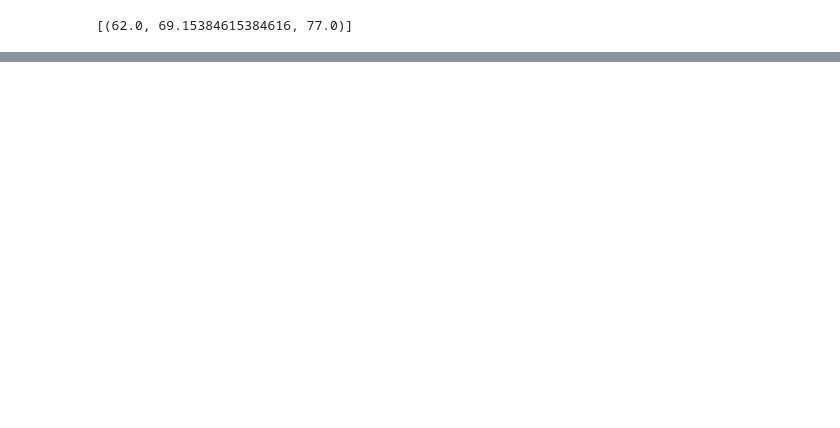
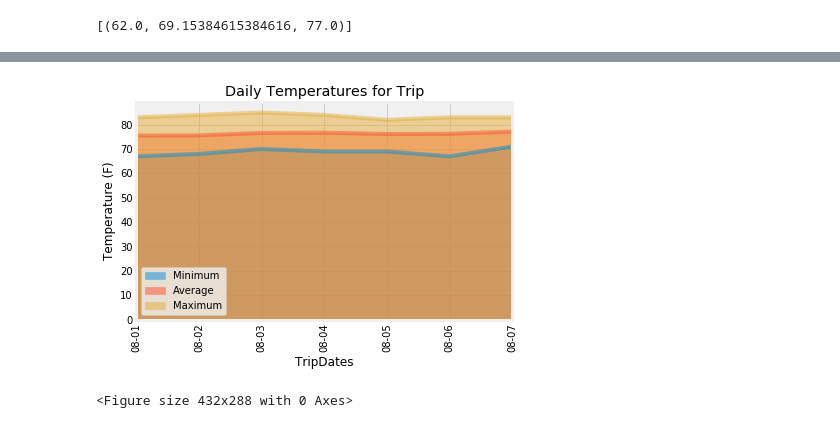
Before and after one commit to Hph7/sqlalchemy-challenge, a Jupyter notebook: climate.ipynb, the cells around one changed output, grey strips where cells are left out. Saved outputs shown, nothing was run; the diff lists cells and outputs as text; code cells hidden in the pictures; blank space fills up the shorter version.

```diff
--- a/climate.ipynb
+++ b/climate.ipynb
@@ -203,9 +248,20 @@ daily_normals("01-01")
 # push each tuple of calculations into a list called `normals`
 
 # Set the start and end date of the trip
+start_date = '2017-08-01'
+end_date = '2017-08-07'
 
 # Use the start and end date to create a range of dates
+trip_dates = pd.date_range(start_date,end_date,freq = 'D')
+trip_dates
 
-# Stip off the year and save a list of %m-%d strings
+#Stip off the year and save a list of %m-%d strings
+trip_date_md = trip_dates.strftime("%m-%d")
+trip_date_md
 
 # Loop through the list of %m-%d strings and calculate the normals for each date
+dates = []
+for x in trip_date_md:
+    dates.append(*daily_normals(x))
+
+print(dates)
@@ -212,2 +270,9 @@ daily_normals("01-01")
 # %%
 # Load the previous query results into a Pandas DataFrame and add the `trip_dates` range as the `date` index
+df = pd.DataFrame(dates, columns=["Minimum", "Average", "Maximum"])
+df['TripDates']=trip_date_md
+
+
+#set TripDates as index column
+df1= df.set_index(['TripDates'])
+df1
@@ -214,2 +289,10 @@ daily_normals("01-01")
 # %%
 # Plot the daily normals as an area plot with `stacked=False`
+area_chart = df1.plot(kind='area', title = "Daily Temperatures for Trip",stacked=False, rot=90)
+area_chart.set_ylabel("Temperature (F)")
+plt.show()
+plt.tight_layout()
+plt.savefig("Images/DailyTemperatures.png")
+# %% [output]
+[figure, added]
+<Figure size 432x288 with 0 Axes>
```
Also changed, not shown: parts of 9 cells of this notebook, 4 other files.
